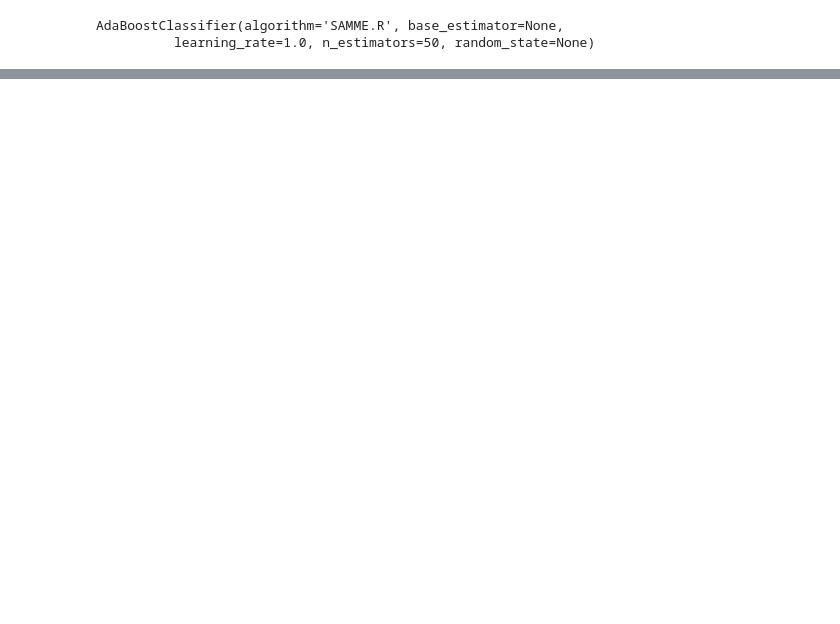
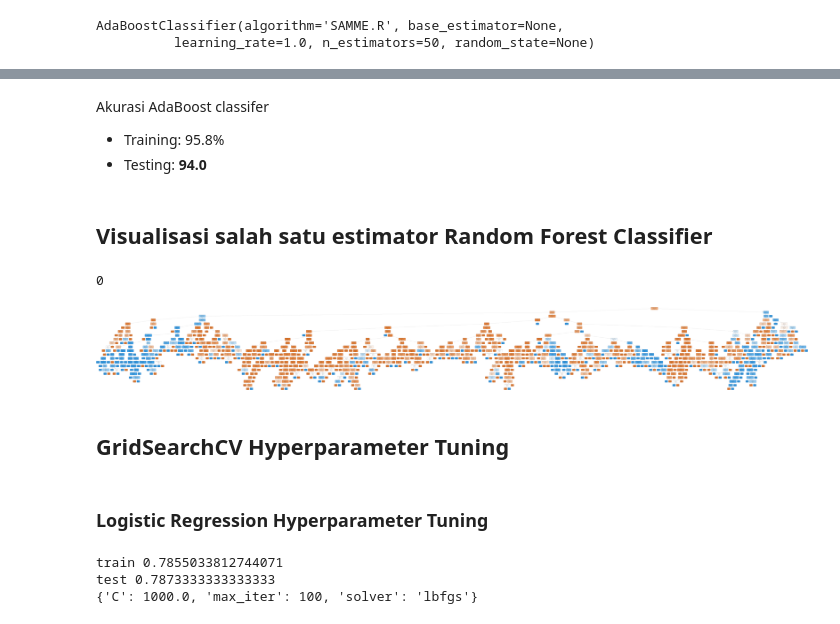
Before and after one commit to yerlandinata/DSALab2, a Jupyter notebook: Lab2.ipynb, the cells around one changed output, grey strips where cells are left out. Cells and saved outputs as stored; diff of their text form; code cells hidden in the pictures; blank space fills up the shorter version.

```diff
--- a/Lab2.ipynb
+++ b/Lab2.ipynb
@@ -202,0 +220,6 @@ Akurasi random forest classifer = **91%**
+# %% [markdown]
+Akurasi AdaBoost classifer
+- Training: 95.8%
+- Testing: **94.0**
+# %% [markdown]
+## Visualisasi salah satu estimator Random Forest Classifier
@@ -202,0 +235,10 @@ Akurasi random forest classifer = **91%**
+# %%
+call(['dot', '-Tpng', 'tree.dot', '-o', 'tree.png', '-Gdpi=600'])
+# %% [output]
+0
+# %%
+Image(filename = 'tree_lowres.png')
+# %% [output]
+[figure, added]
+# %% [markdown]
+## GridSearchCV Hyperparameter Tuning
@@ -202,0 +252,10 @@ Akurasi random forest classifer = **91%**
+# %% [markdown]
+### Logistic Regression Hyperparameter Tuning
+# %%
+hyper_param_tuning(LogisticRegression(), {
+    'C':np.logspace(-3,3,7), 'solver':['lbfgs', 'newton-cg', 'saga'], 'max_iter': [20,50,100]
+})
+# %% [output]
+train 0.7855033812744071
+test 0.7873333333333333
+{'C': 1000.0, 'max_iter': 100, 'solver': 'lbfgs'}
```
Also changed, not shown: parts of 146 cells of this notebook.
